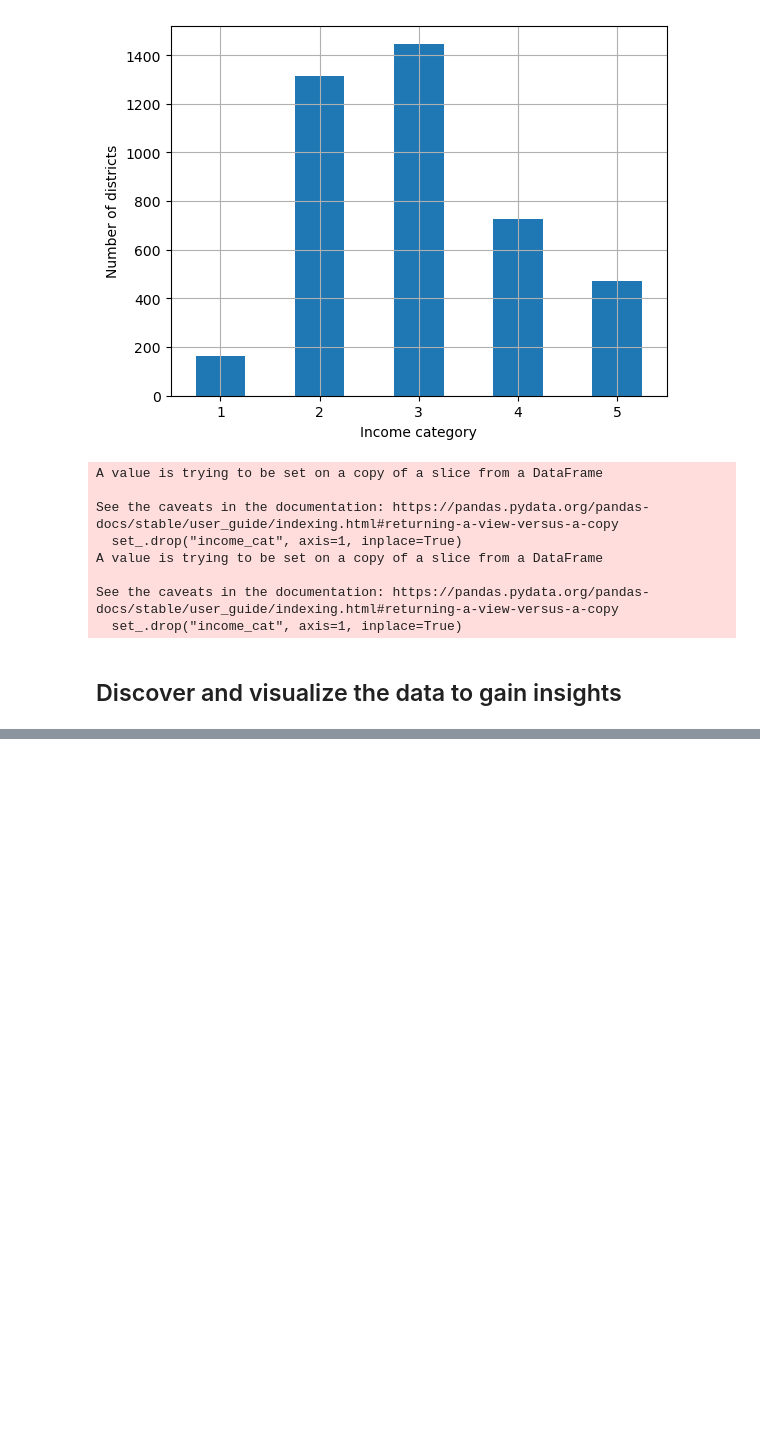
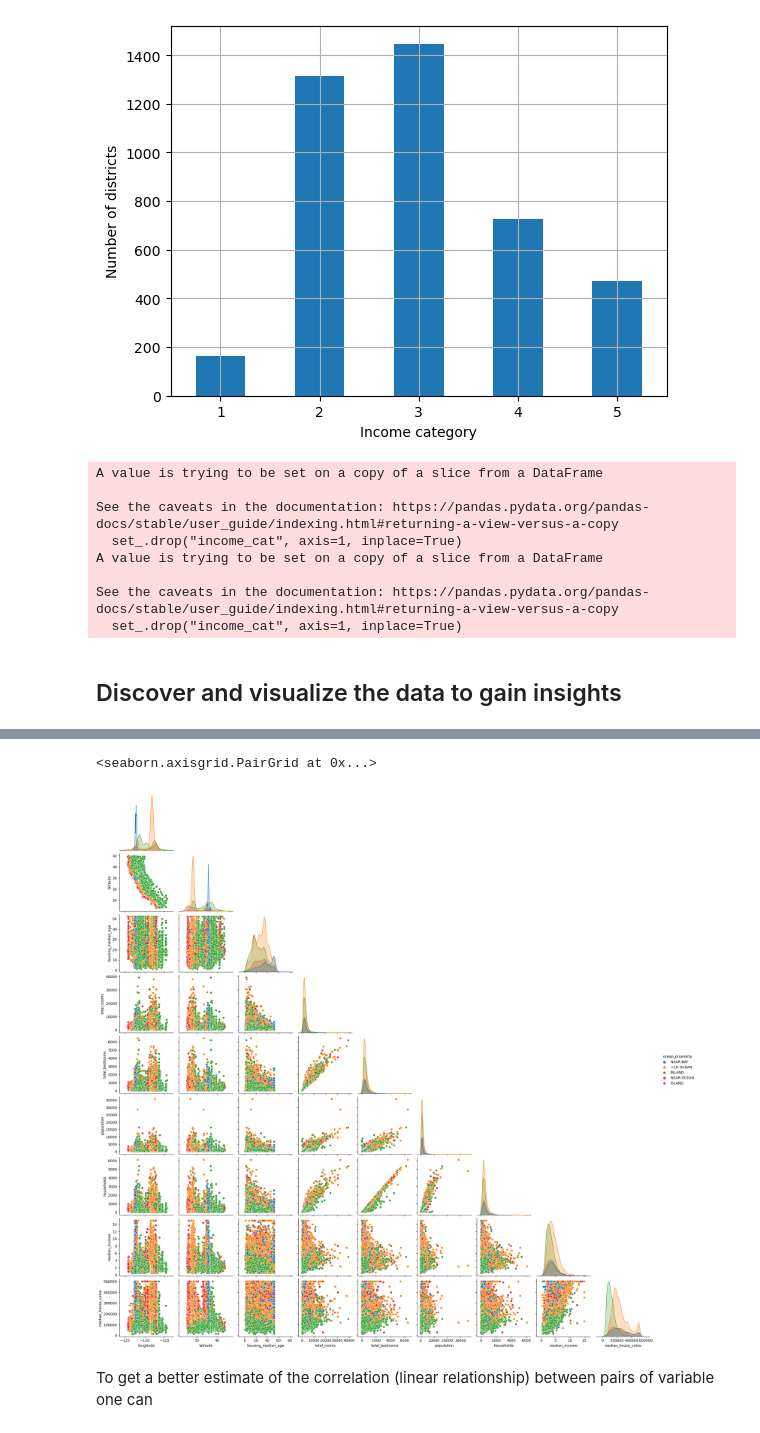
Before and after one commit to mdr-datascience/edu-repo, a Jupyter notebook: Python_ScikitLearn/scikitlearn-tutorial-2.ipynb, the cells around one changed output, grey strips where cells are left out. Saved outputs shown, nothing was run; the diff lists cells and outputs as text; code cells hidden in the pictures; blank space fills up the shorter version.

```diff
--- a/Python_ScikitLearn/scikitlearn-tutorial-2.ipynb
+++ b/Python_ScikitLearn/scikitlearn-tutorial-2.ipynb
@@ -173,0 +192,9 @@ See the caveats in the documentation: https://pandas.pydata.org/pandas-docs/stab
+# %%
+# Load seaborn and use pairplot to visualize the data
+import seaborn as sns
+sns.pairplot(data, corner=True, hue="ocean_proximity")
+# %% [output]
+<seaborn.axisgrid.PairGrid at 0x...>
+[figure, added]
+# %% [markdown]
+To get a better estimate of the correlation (linear relationship) between pairs of variable one can
```
Also changed, not shown: parts of 31 cells of this notebook.
